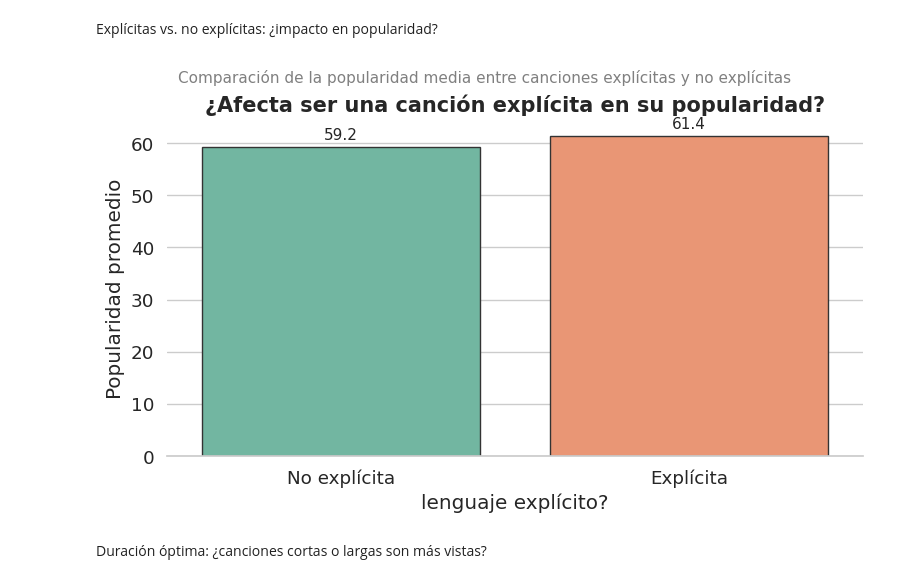
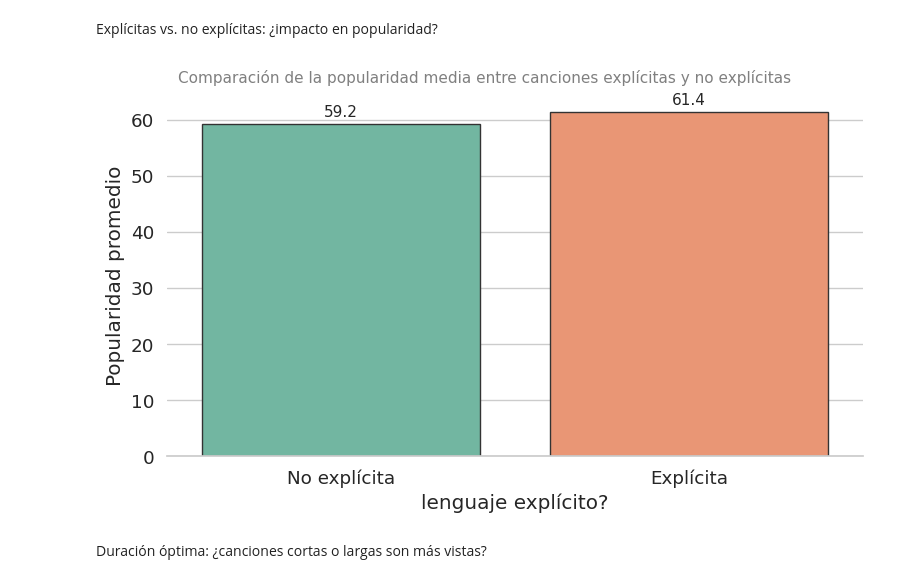
Before and after one commit to jpsicilia/spotify_analysis, a Jupyter notebook: notebooks/spotify_analisis.ipynb, the cells around one changed output. Cells and saved outputs as stored; diff of their text form; code cells hidden in the pictures.

```diff
--- a/notebooks/spotify_analisis.ipynb
+++ b/notebooks/spotify_analisis.ipynb
@@ -256,35 +248,34 @@ sns.set(style="whitegrid", font_scale=1.2)
 plt.figure(figsize=(8, 5))
 
 groupby_explicit = df.groupby("explicit")["popularity"].agg(["mean", "count"])
 groupby_explicit = groupby_explicit.rename(columns={"mean": "avg_popularity", "count": "song_count"})
 ax = sns.barplot(
     data=groupby_explicit,
     x="explicit",
     y="avg_popularity",
     hue="explicit",
     palette="Set2",
     legend=False,
     edgecolor=".2"
 )
 
 # Etiquetas con los valores de las barras
 for container in ax.containers:
     ax.bar_label(container, fmt="%.1f", label_type="edge", padding=3, fontsize=11)
 
 # Títulos
-plt.title("¿Afecta ser una canción explícita en su popularidad?", fontsize=15, weight='bold')
 plt.suptitle("Comparación de la popularidad media entre canciones explícitas y no explícitas", fontsize=11, y=0.93, color='gray')
 
 # Ejes
 plt.xlabel("lenguaje explícito?")
 plt.ylabel("Popularidad promedio")
 plt.xticks([0, 1], ["No explícita", "Explícita"])
 
 sns.despine(left=True)
 plt.tight_layout()
 plt.show()
 # %% [output]
-[figure, old version]
+[figure, new version]
 # %% [markdown]
 Duración óptima: ¿canciones cortas o largas son más vistas?
 # %%
```
Also changed, not shown: parts of 17 cells of this notebook.
